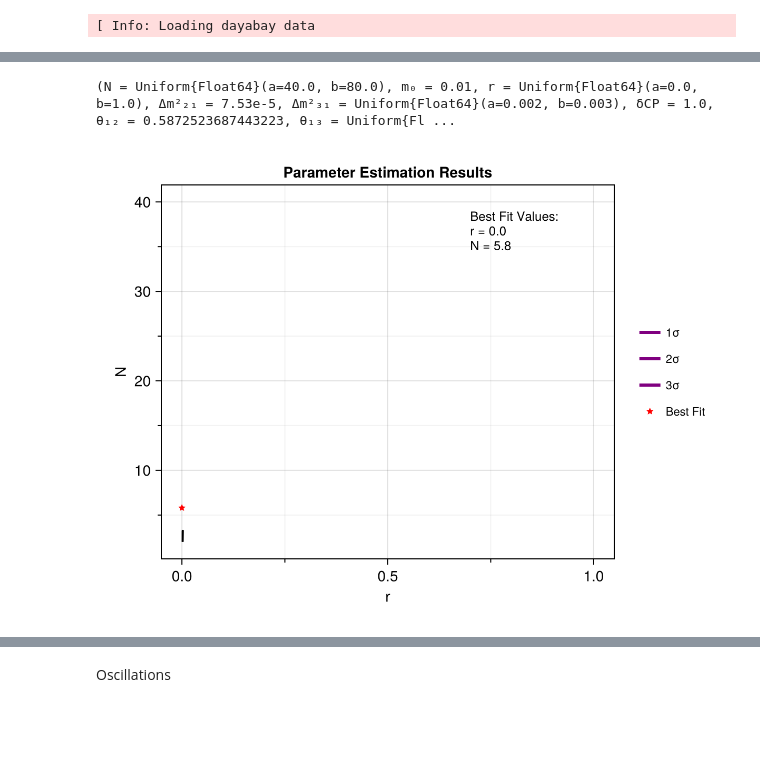
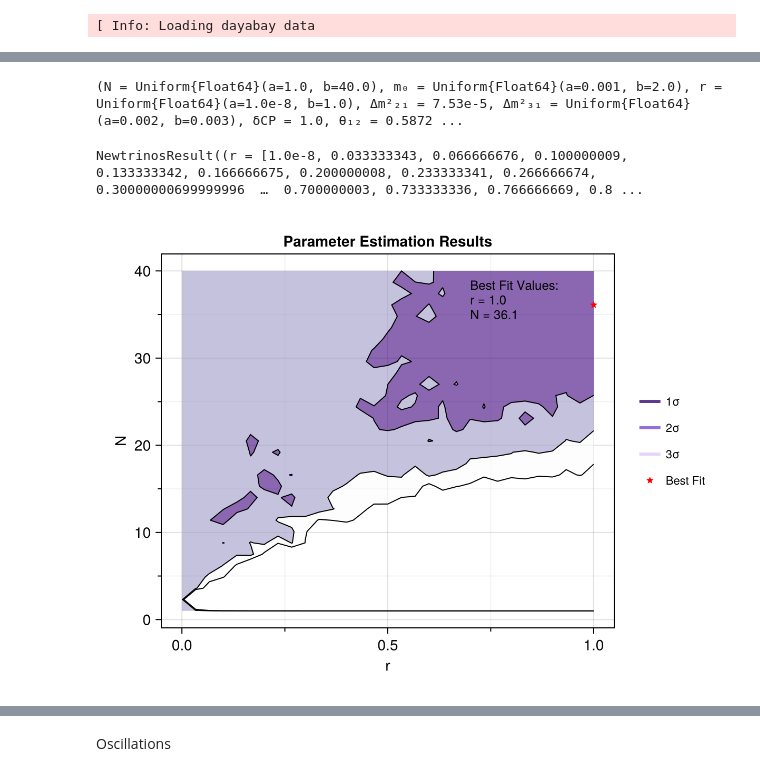
Before and after one commit to philippeller/Newtrinos.jl, a Jupyter notebook: notebooks/dayabay.ipynb, the cells around one changed output, grey strips where cells are left out. Saved outputs shown, nothing was run; the diff lists cells and outputs as text; code cells hidden in the pictures; blank space fills up the shorter version.

```diff
--- a/notebooks/dayabay.ipynb
+++ b/notebooks/dayabay.ipynb
@@ -17,6 +14,6 @@ using Newtrinos.osc
 # %%
 osc_cfg = Newtrinos.osc.OscillationConfig(
-    flavour=Newtrinos.osc.NND(),
+    flavour=Newtrinos.osc.NNM(),
     propagation=Newtrinos.osc.Basic(),
     states=Newtrinos.osc.All(),
     interaction=Newtrinos.osc.SI()
@@ -116,11 +93,12 @@ LoadError: SYSTEM: show(lasterr) caused an error
 all_priors = Newtrinos.get_priors(experiments)
 
 
-vars_to_scan = (r=31, N=31)
+#vars_to_scan = (r=31,  m₀=31)
+vars_to_scan=(r=31, N=31)
 
 modified_priors = (
     N = all_priors.N,
-    m₀ =p.m₀,
+    m₀ =all_priors.m₀,
     r = all_priors.r,
 
 
@@ -136,11 +114,13 @@ modified_priors = (
 
 )
 # %% [output]
-(N = Uniform{Float64}(a=40.0, b=80.0), m₀ = 0.01, r = Uniform{Float64}(a=0.0, b=1.0), Δm²₂₁ = 7.53e-5, Δm²₃₁ = Uniform{Float64}(a=0.002, b=0.003), δCP = 1.0, θ₁₂ = 0.5872523687443223, θ₁₃ = Uniform{Fl ...
+(N = Uniform{Float64}(a=1.0, b=40.0), m₀ = Uniform{Float64}(a=0.001, b=2.0), r = Uniform{Float64}(a=1.0e-8, b=1.0), Δm²₂₁ = 7.53e-5, Δm²₃₁ = Uniform{Float64}(a=0.002, b=0.003), δCP = 1.0, θ₁₂ = 0.5872 ...
 # %%
 
 likelihood = Newtrinos.generate_likelihood(experiments);
 # %%
 
 result = Newtrinos.scan(likelihood, modified_priors, vars_to_scan, p)
+# %% [output]
+NewtrinosResult((r = [1.0e-8, 0.033333343, 0.066666676, 0.100000009, 0.133333342, 0.166666675, 0.200000008, 0.233333341, 0.266666674, 0.30000000699999996  …  0.700000003, 0.733333336, 0.766666669, 0.8 ...
 # %%
@@ -150,9 +130,9 @@ using CairoMakie
 # %%
 img = CairoMakie.plot(result)
 display("image/png", img)
-save("/home/sofialon/Newtrinos.jl/aug_plots/dayabay/scan_dayabay_Nr_80_NND_m0=0.01_new.png", img)
+save("/home/sofialon/Newtrinos.jl/new_plots/dayabay/scan_dayabay_Nr_40_NND_m0.1_new.png", img)
 # %% [output]
-[figure, old version]
+[figure, new version]
 # %%
 bf = Newtrinos.bestfit(result)
 
```
Also changed, not shown: parts of 11 cells of this notebook, 9 other files.
